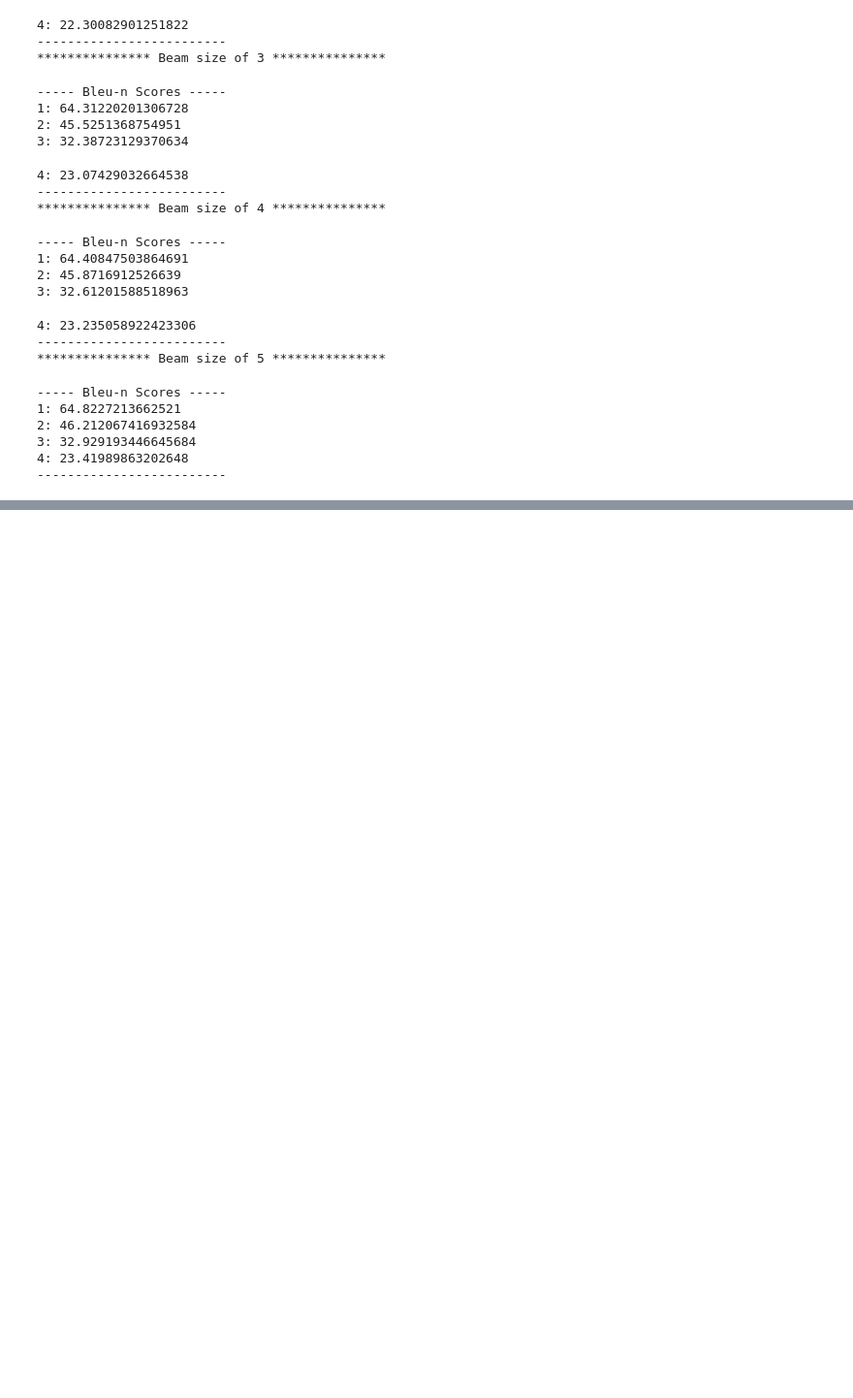
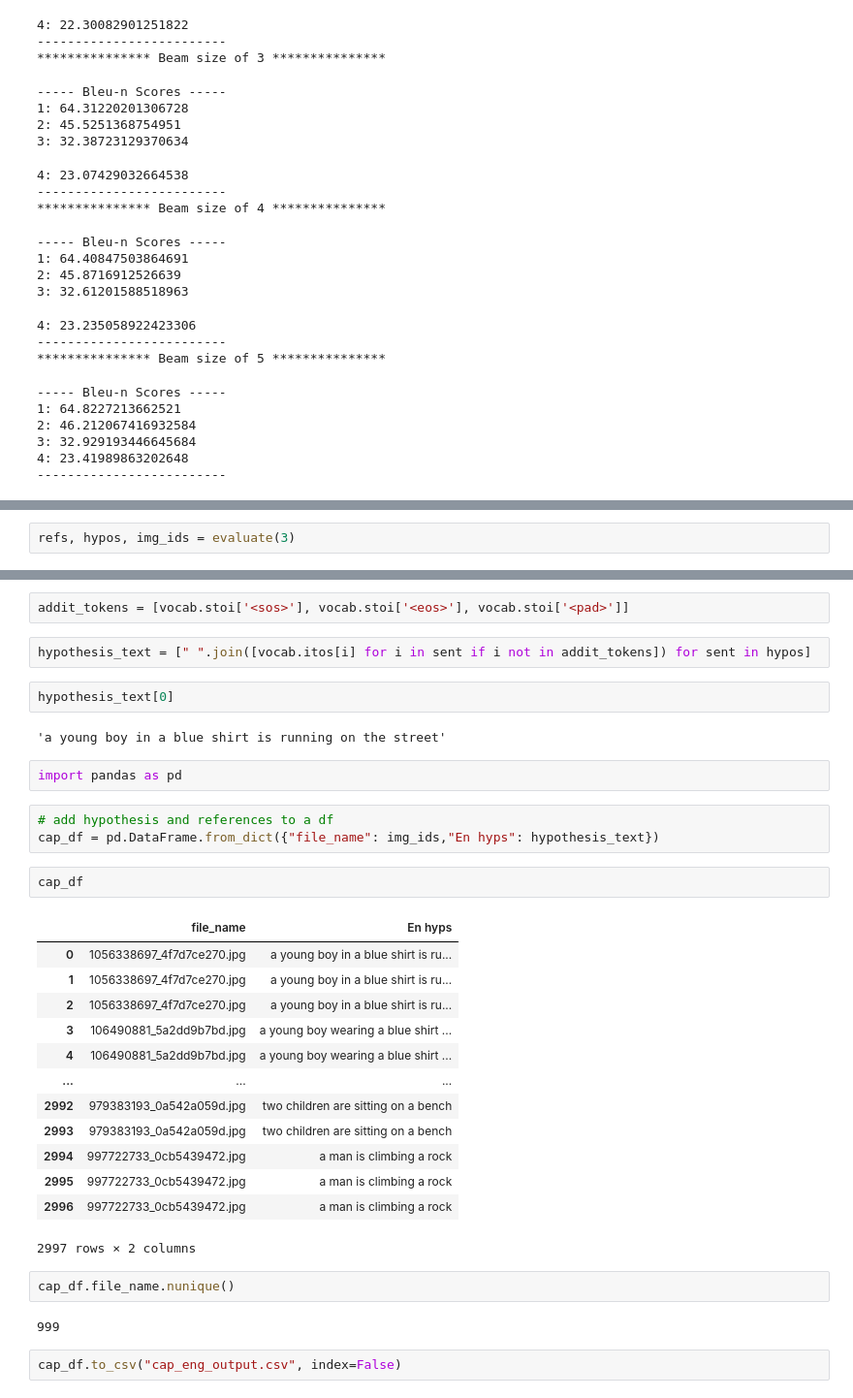
Before and after one commit to moaaztaha/Image-Captioning, a Jupyter notebook: Evaluate.ipynb, the cells around one changed output, grey strips where cells are left out. Shown at 97% size. Saved outputs shown, nothing was run; the diff lists cells and outputs as text; blank space fills up the shorter version.

```diff
--- a/Evaluate.ipynb
+++ b/Evaluate.ipynb
@@ -470,0 +758,2 @@ for i in range(1, 6):
+# %%
+refs, hypos, img_ids = evaluate(3)
@@ -470,0 +770,35 @@ for i in range(1, 6):
+# %%
+addit_tokens = [vocab.stoi['<sos>'], vocab.stoi['<eos>'], vocab.stoi['<pad>']]
+# %%
+hypothesis_text = [" ".join([vocab.itos[i] for i in sent if i not in addit_tokens]) for sent in hypos]
+# %%
+hypothesis_text[0]
+# %% [output]
+'a young boy in a blue shirt is running on the street'
+# %%
+import pandas as pd
+# %%
+# add hypothesis and references to a df
+cap_df = pd.DataFrame.from_dict({"file_name": img_ids,"En hyps": hypothesis_text})
+# %%
+cap_df
+# %% [output]
+|  | file_name | En hyps |
+| 0 | 1056338697_4f7d7ce270.jpg | a young boy in a blue shirt is ru... |
+| 1 | 1056338697_4f7d7ce270.jpg | a young boy in a blue shirt is ru... |
+| 2 | 1056338697_4f7d7ce270.jpg | a young boy in a blue shirt is ru... |
+| 3 | 106490881_5a2dd9b7bd.jpg | a young boy wearing a blue shirt ... |
+| 4 | 106490881_5a2dd9b7bd.jpg | a young boy wearing a blue shirt ... |
+| ... | ... | ... |
+| 2992 | 979383193_0a542a059d.jpg | two children are sitting on a bench |
+| 2993 | 979383193_0a542a059d.jpg | two children are sitting on a bench |
+| 2994 | 997722733_0cb5439472.jpg | a man is climbing a rock |
+| 2995 | 997722733_0cb5439472.jpg | a man is climbing a rock |
+| 2996 | 997722733_0cb5439472.jpg | a man is climbing a rock |
+2997 rows × 2 columns
+# %%
+cap_df.file_name.nunique()
+# %% [output]
+999
+# %%
+cap_df.to_csv("cap_eng_output.csv", index=False)
```
Also changed, not shown: parts of 37 cells of this notebook.
